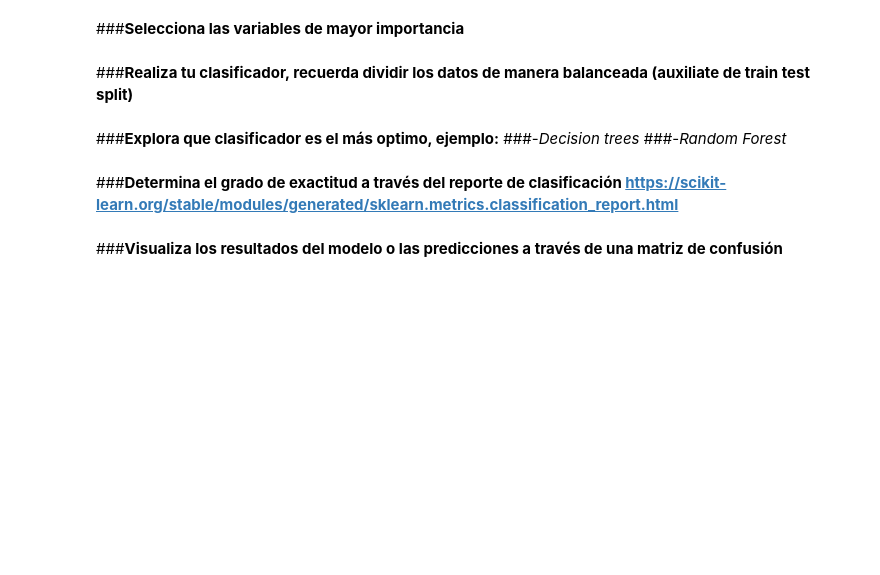
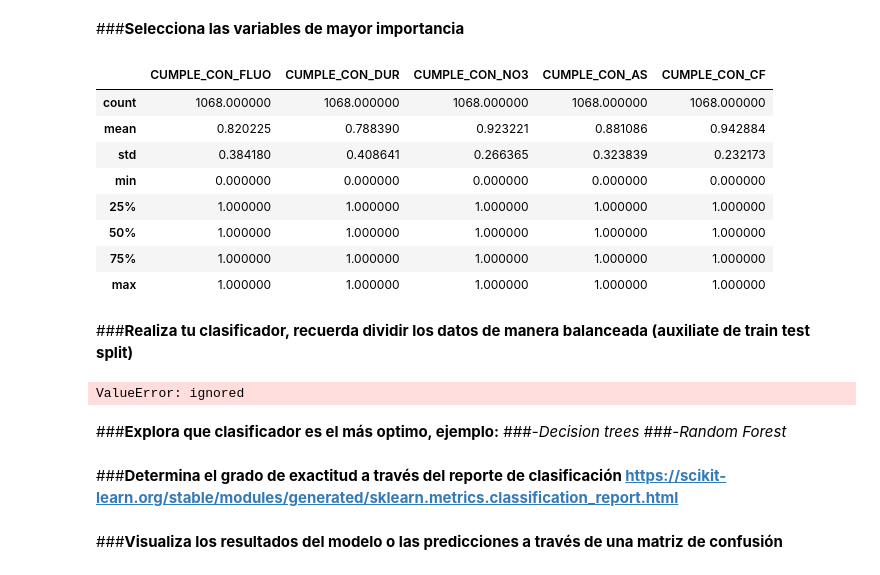
Before and after one commit to PosgradoMNA/actividades-del-projecto-equipo_36, a Jupyter notebook: Reto_Aguas_subterraneas_Entrega2.ipynb, the cells around one changed output. Cells and saved outputs as stored; diff of their text form; code cells hidden in the pictures; blank space fills up the shorter version.

```diff
--- a/Reto_Aguas_subterraneas_Entrega2.ipynb
+++ b/Reto_Aguas_subterraneas_Entrega2.ipynb
@@ -127,3 +171,7 @@ Amarillo    247
 Name: SEMAFORO, dtype: int64
 # %%
 le = preprocessing.LabelEncoder()
+# %%
+le = preprocessing.LabelEncoder()
+le.fit(Y)
+Y_t=pd.DataFrame(le.transform(Y))
@@ -129,0 +192,2 @@ le = preprocessing.LabelEncoder()
+# %%
+Y_t[0] = Y_t[0].replace([2,1,0],[2,1,3])
@@ -130,2 +201,9 @@ le = preprocessing.LabelEncoder()
 # %% [markdown]
 ###**Realiza un análisis general de las features importances a traves de decision trees o random forest**
+# %%
+from sklearn.ensemble import RandomForestClassifier
+
+rnd_clf = RandomForestClassifier(n_estimators=500, random_state=42)
+rnd_clf.fit(X_t, Y_t)
+for score, name in zip(rnd_clf.feature_importances_, X_t.columns):
+    print(round(score, 2), name)
@@ -132,5 +226,19 @@ le = preprocessing.LabelEncoder()
 # %% [markdown]
 ###**Selecciona las variables de mayor importancia**
+# %%
+X_var = X_t[['CUMPLE_CON_FLUO','CUMPLE_CON_DUR','CUMPLE_CON_NO3','CUMPLE_CON_AS','CUMPLE_CON_CF']].copy()
+# %%
+X_var.describe()
+# %% [output]
+|  | CUMPLE_CON_FLUO | CUMPLE_CON_DUR | CUMPLE_CON_NO3 | CUMPLE_CON_AS | CUMPLE_CON_CF |
+| count | 1068.000000 | 1068.000000 | 1068.000000 | 1068.000000 | 1068.000000 |
+| mean | 0.820225 | 0.788390 | 0.923221 | 0.881086 | 0.942884 |
+| std | 0.384180 | 0.408641 | 0.266365 | 0.323839 | 0.232173 |
+| min | 0.000000 | 0.000000 | 0.000000 | 0.000000 | 0.000000 |
+| 25% | 1.000000 | 1.000000 | 1.000000 | 1.000000 | 1.000000 |
+| 50% | 1.000000 | 1.000000 | 1.000000 | 1.000000 | 1.000000 |
+| 75% | 1.000000 | 1.000000 | 1.000000 | 1.000000 | 1.000000 |
+| max | 1.000000 | 1.000000 | 1.000000 | 1.000000 | 1.000000 |
 # %% [markdown]
 ###**Realiza tu clasificador, recuerda dividir los datos de manera balanceada (auxiliate de train test split)**
 # %%
@@ -139,3 +287,36 @@ X_train, X_test, y_train, y_test = train_test_split(X, y, test_size = 0.2, rando
+# %%
+models, names = get_models()
+scores = list()
+
+for i in range(len(models)):
+
+    #pipeline = Pipeline(steps=[('ct',X_t),('m',models[i])])
+    cv = RepeatedStratifiedKFold(n_splits=5, n_repeats=3, random_state=8)
+    mis_metricas = {
+        "Accuracy": make_scorer(mi_accuracy),
+        "Precision": make_scorer(mi_precision),
+        "Recall": make_scorer(mi_recall),
+        "F1_score": make_scorer(mi_f1_score),
+        "G_mean": make_scorer(mi_G_mean)
+        }
+
+  #  scores_temp = cross_validate(pipeline, X_train, y_train, scoring= mis_metricas, cv=cv)
+   # scores.append(scores_temp)
+
+    print('%s:\nmean Accuracy: %.3f (%.4f)\nmean Precision: %.3f (%.4f)\nmean Recall: %.3f (%.4f)\nmean F1score: %.3f (%.4f)\nGmean: %.3f (%.4f)\n' % (names[i],
+                                                                          np.mean(scores_temp['test_Accuracy']),
+                                                                          np.std(scores_temp['test_Accuracy']),
+                                                                          np.mean(scores_temp['test_Precision']),
+                                                                          np.std(scores_temp['test_Precision']),
+                                                                          np.mean(scores_temp['test_Recall']),
+                                                                          np.std(scores_temp['test_Recall']),
+                                                                          np.mean(scores_temp['test_F1_score']),
+                                                                          np.std(scores_temp['test_F1_score']),
+                                                                          np.mean(scores_temp['test_G_mean']),
+                                                                          np.std(scores_temp['test_G_mean'])
+                                                                          ))
+# %% [output]
+ValueError: ignored
 # %% [markdown]
 ###**Explora que clasificador es el más optimo, ejemplo:**
 ###-*Decision trees*
```
Also changed, not shown: parts of 19 cells of this notebook.
